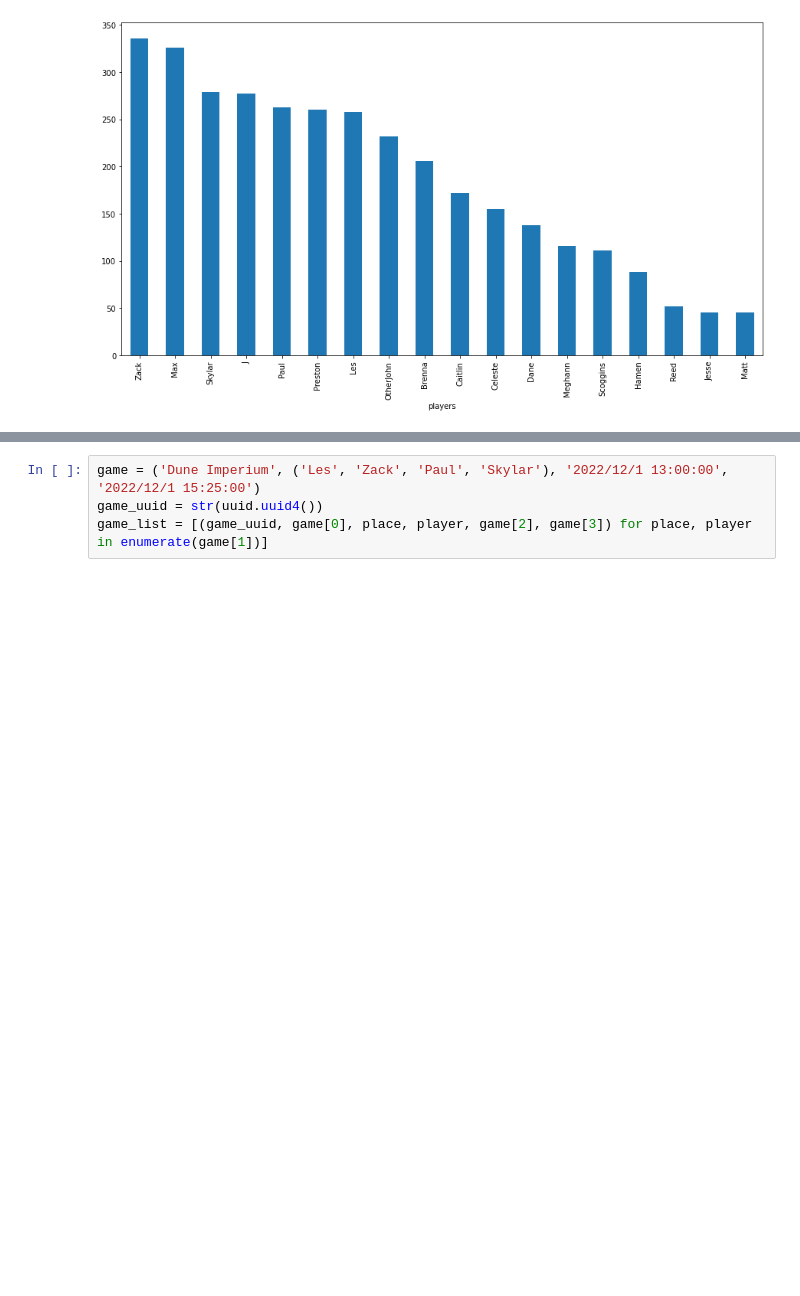
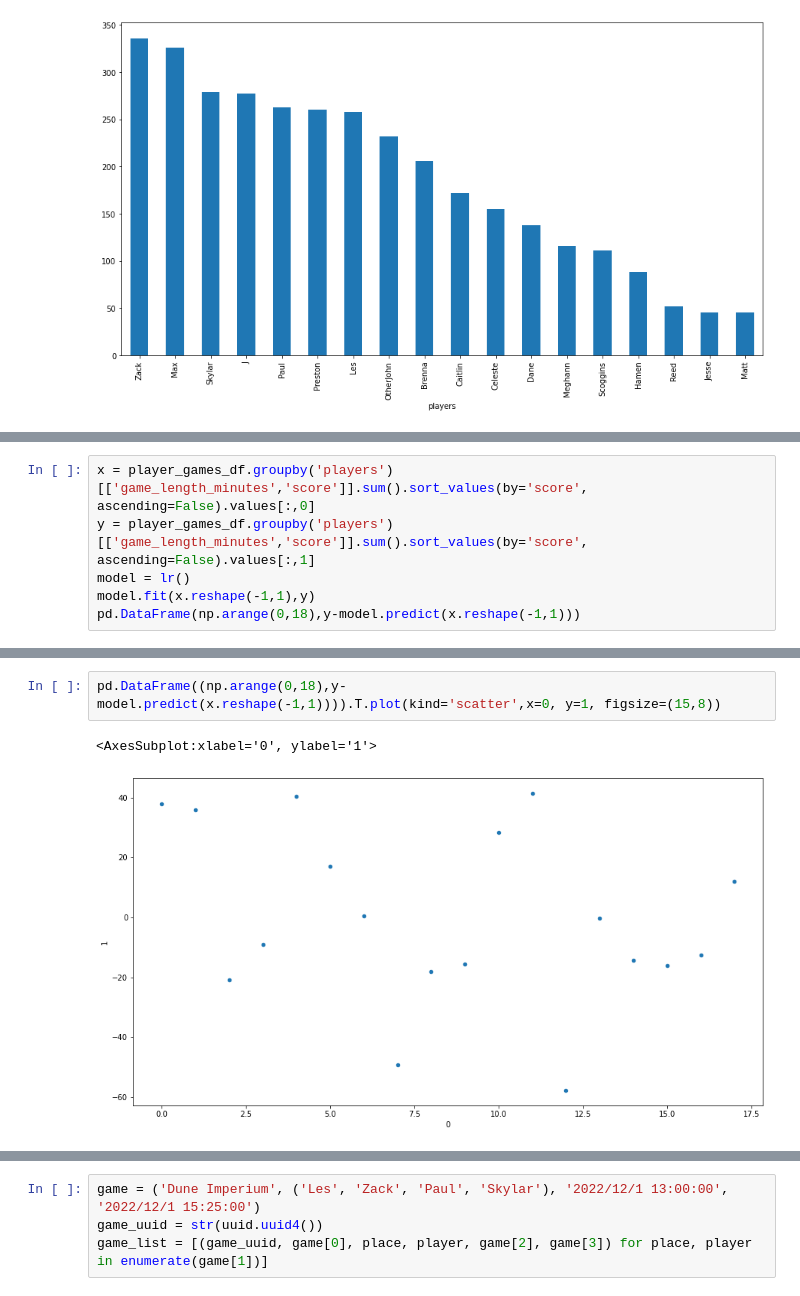
Before and after one commit to skylarenglish/boardgame-monitor, a Jupyter notebook: explore.ipynb, the cells around one changed output, grey strips where cells are left out. Saved outputs shown, nothing was run; the diff lists cells and outputs as text; blank space fills up the shorter version.

```diff
--- a/explore.ipynb
+++ b/explore.ipynb
@@ -105,0 +121,6 @@ ranking = player_games_df.groupby('players')['score'].sum().sort_values(ascendin
+# %%
+x = player_games_df.groupby('players')[['game_length_minutes','score']].sum().sort_values(by='score', ascending=False).values[:,0]
+y = player_games_df.groupby('players')[['game_length_minutes','score']].sum().sort_values(by='score', ascending=False).values[:,1]
+model = lr()
+model.fit(x.reshape(-1,1),y)
+pd.DataFrame(np.arange(0,18),y-model.predict(x.reshape(-1,1)))
@@ -105,0 +145,5 @@ ranking = player_games_df.groupby('players')['score'].sum().sort_values(ascendin
+# %%
+pd.DataFrame((np.arange(0,18),y-model.predict(x.reshape(-1,1)))).T.plot(kind='scatter',x=0, y=1, figsize=(15,8))
+# %% [output]
+<AxesSubplot:xlabel='0', ylabel='1'>
+[figure, added]
```
Also changed, not shown: parts of 12 cells of this notebook, 1 other file.
